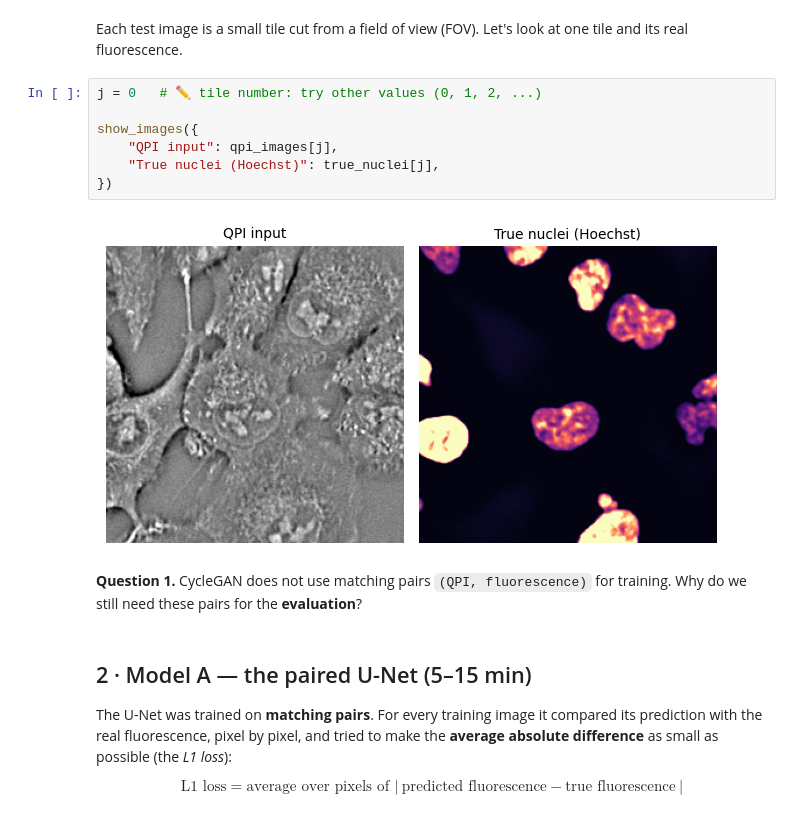
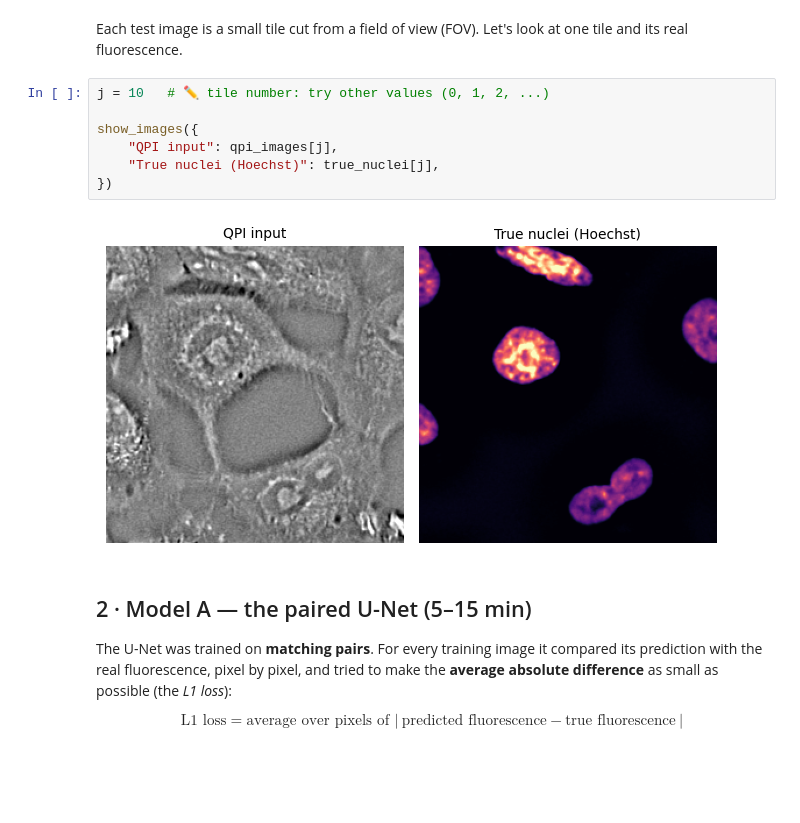
Before and after one commit to pejmanrasti/SMART_MICROSCOPY, a Jupyter notebook: TP1/TP1_U_Net_CycleGAN_Cytoland.ipynb, the cells around one changed output. Drawn from its saved outputs; the diff is of its cells as text; blank space fills up the shorter version.

```diff
--- a/TP1/TP1_U_Net_CycleGAN_Cytoland.ipynb
+++ b/TP1/TP1_U_Net_CycleGAN_Cytoland.ipynb
@@ -95,16 +95,14 @@ Computing on   : cpu
 # %% [markdown]
 Each test image is a small tile cut from a field of view (FOV). Let's look at one tile and its real fluorescence.
 # %%
-j = 0   # ✏️ tile number: try other values (0, 1, 2, ...)
+j = 10   # ✏️ tile number: try other values (0, 1, 2, ...)
 
 show_images({
     "QPI input": qpi_images[j],
     "True nuclei (Hoechst)": true_nuclei[j],
 })
 # %% [output]
-[figure, old version]
+[figure, new version]
-# %% [markdown]
-**Question 1.** CycleGAN does not use matching pairs `(QPI, fluorescence)` for training. Why do we still need these pairs for the **evaluation**?
 # %% [markdown]
 ## 2 · Model A — the paired U-Net (5–15 min)
 
```
Also changed, not shown: parts of 7 cells of this notebook.
